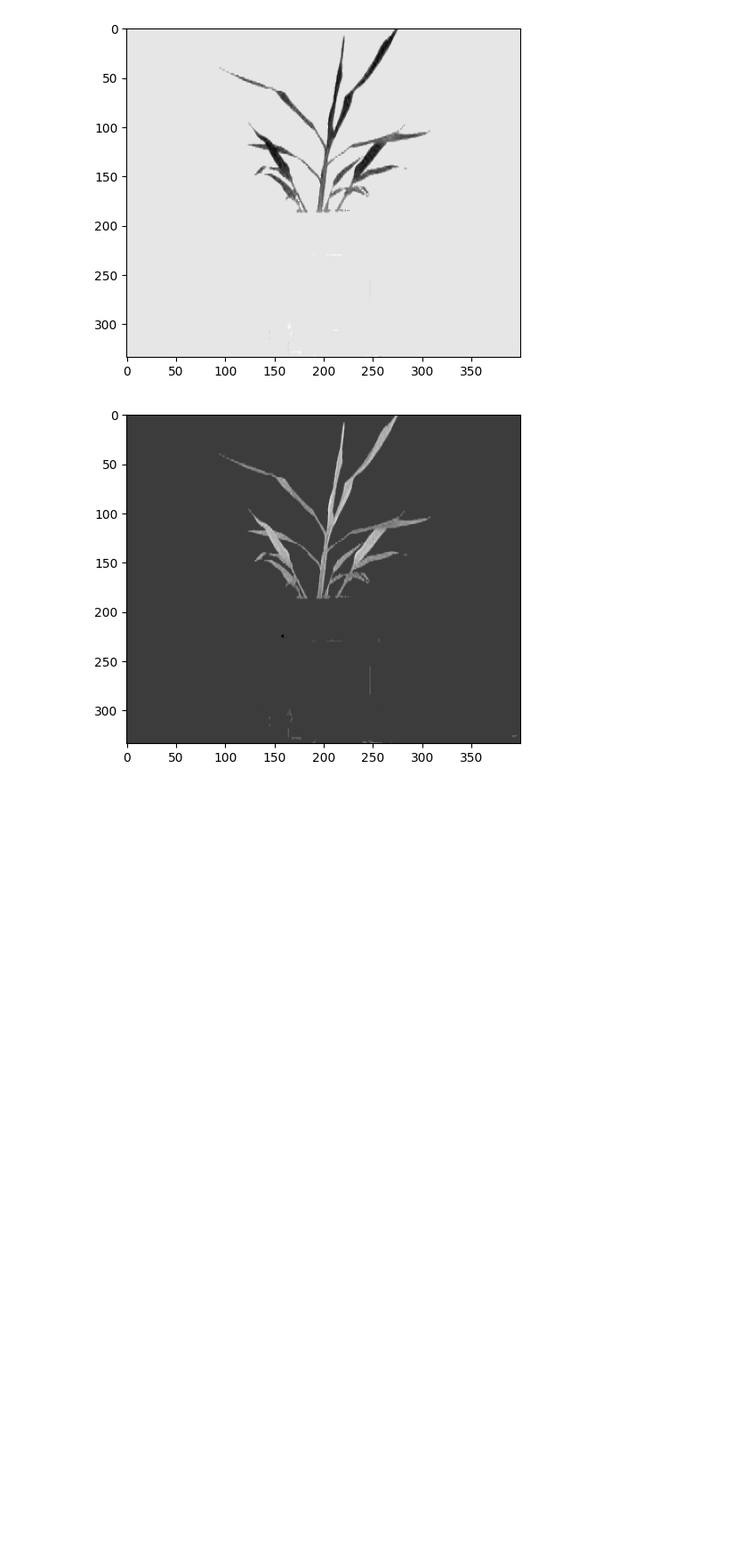
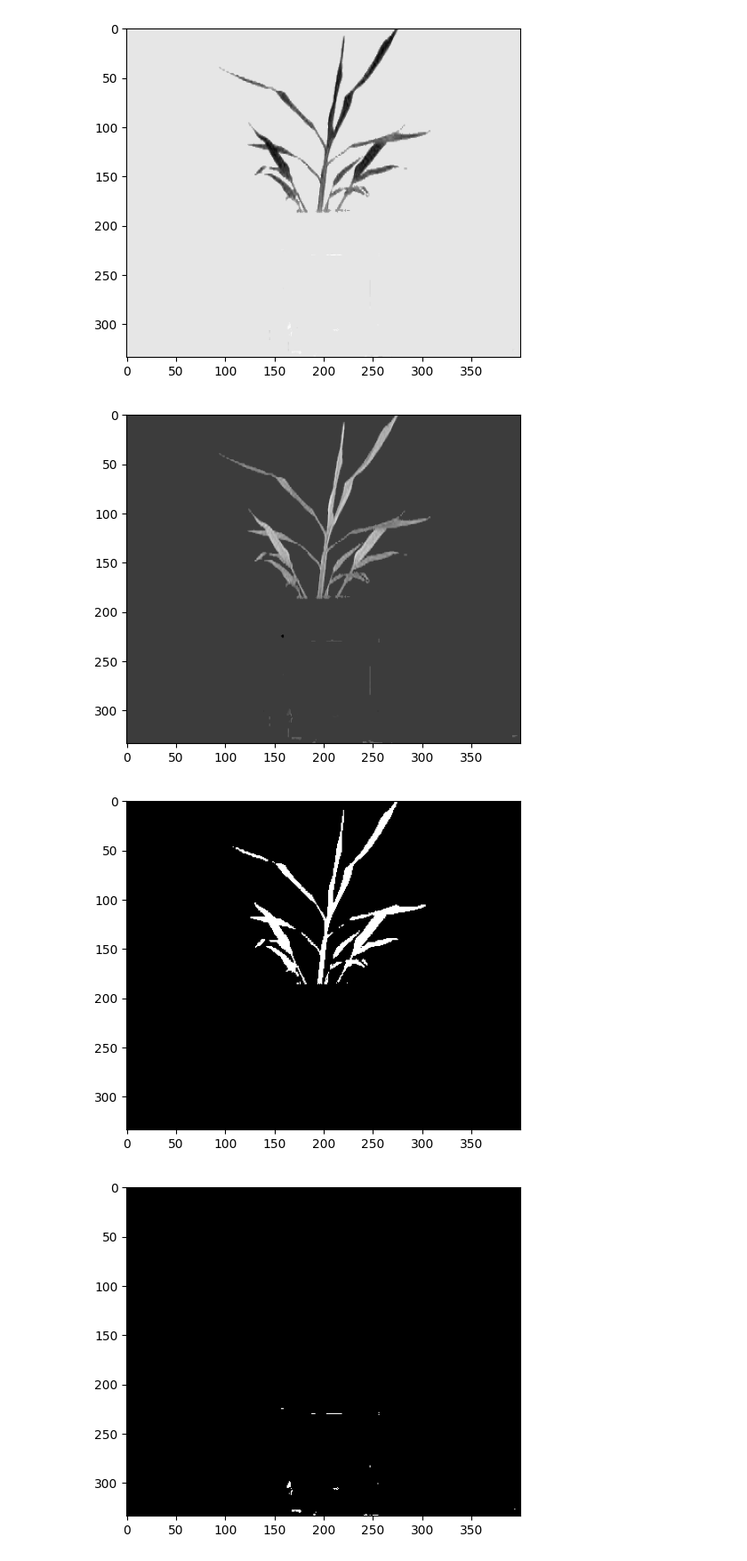
Before and after one commit to InsuJeong77/plantcv_tutorial, a Jupyter notebook: plantcv_jupyter.ipynb, the cells around one changed output. Shown at 89% size. Cells and saved outputs as stored; diff of their text form; code cells hidden in the pictures; blank space fills up the shorter version.

```diff
--- a/plantcv_jupyter.ipynb
+++ b/plantcv_jupyter.ipynb
@@ -50,3 +54,12 @@ masked_b = pcv.rgb2gray_lab(rgb_img=masked, channel='b')
 # %% [output]
 [figure]
 [figure]
+# %%
+# Threshold the green-magenta and blue images
+
+maskeda_thresh = pcv.threshold.binary(gray_img=masked_a, threshold=115, object_type='dark')
+maskeda_thresh1 = pcv.threshold.binary(gray_img=masked_a, threshold=128, object_type='light')
+maskedb_thresh = pcv.threshold.binary(gray_img=masked_b, threshold=128, object_type='light')
+# %% [output]
+[figure, added]
+[figure, added]
```
Also changed, not shown: parts of 11 cells of this notebook.
